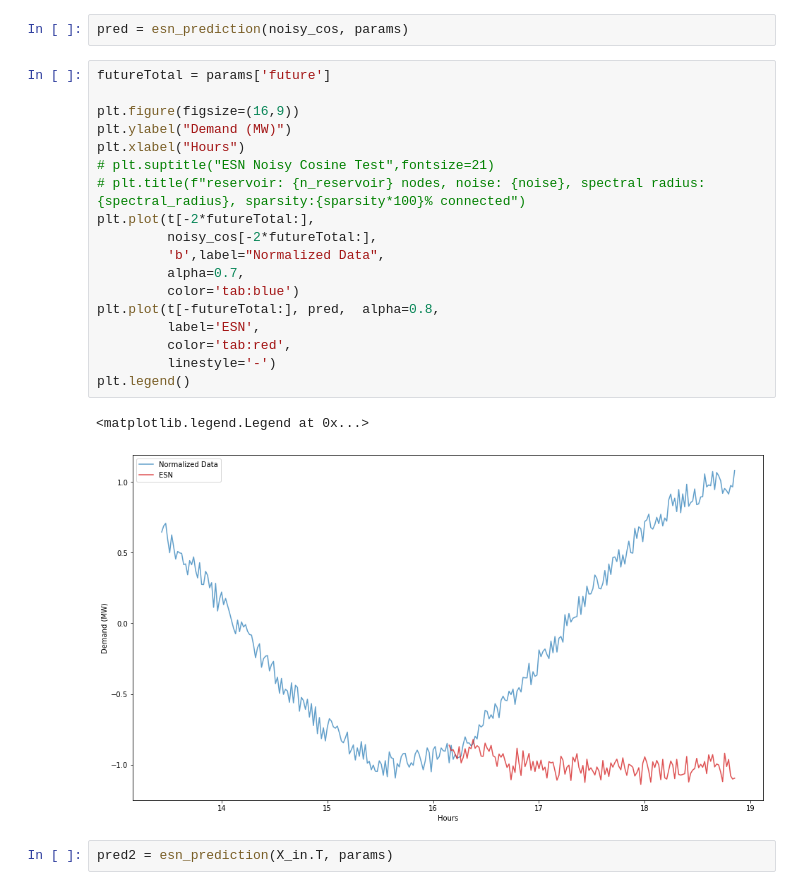
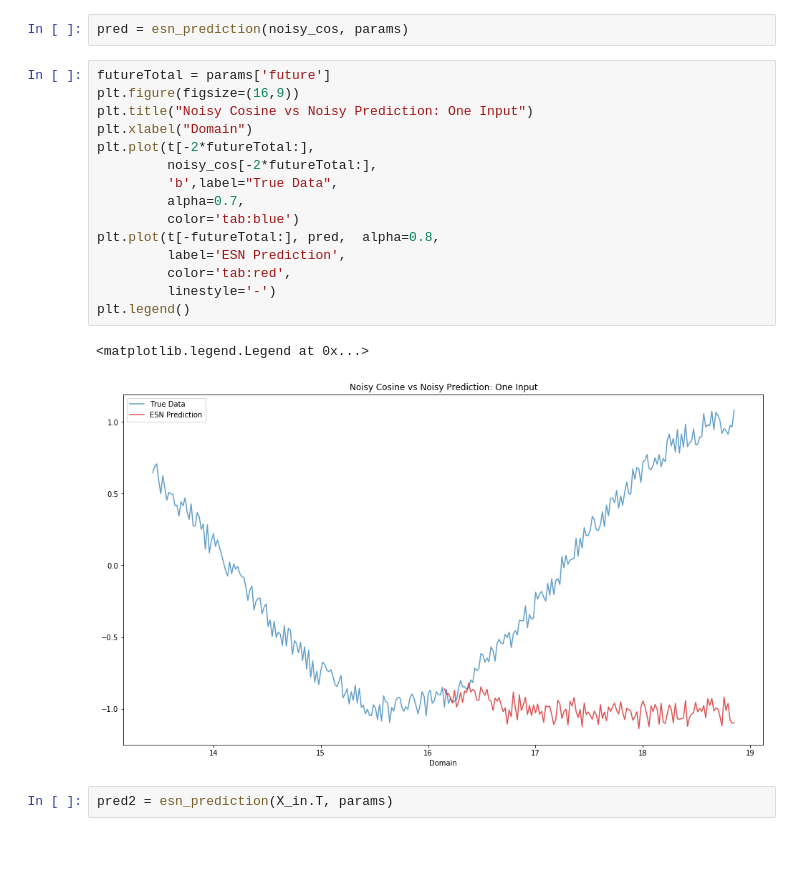
Before and after one commit to arfc/cairo, a Jupyter notebook: cosine_example.ipynb, the cells around one changed output. Drawn from its saved outputs; the diff is of its cells as text; blank space fills up the shorter version.

```diff
--- a/cosine_example.ipynb
+++ b/cosine_example.ipynb
@@ -34,25 +34,22 @@ params = {'n_reservoir':2000,
 pred = esn_prediction(noisy_cos, params)
 # %%
 futureTotal = params['future']
-
 plt.figure(figsize=(16,9))
-plt.ylabel("Demand (MW)")
-plt.xlabel("Hours")
-# plt.suptitle("ESN Noisy Cosine Test",fontsize=21)
-# plt.title(f"reservoir: {n_reservoir} nodes, noise: {noise}, spectral radius:{spectral_radius}, sparsity:{sparsity*100}% connected")
+plt.title("Noisy Cosine vs Noisy Prediction: One Input")
+plt.xlabel("Domain")
 plt.plot(t[-2*futureTotal:],
          noisy_cos[-2*futureTotal:],
-         'b',label="Normalized Data",
+         'b',label="True Data",
          alpha=0.7,
          color='tab:blue')
 plt.plot(t[-futureTotal:], pred,  alpha=0.8,
-         label='ESN',
+         label='ESN Prediction',
          color='tab:red',
          linestyle='-')
 plt.legend()
 # %% [output]
 <matplotlib.legend.Legend at 0x...>
-[figure, old version]
+[figure, new version]
 # %%
 pred2 = esn_prediction(X_in.T, params)
 # %%
```
Also changed, not shown: parts of 2 cells of this notebook.
